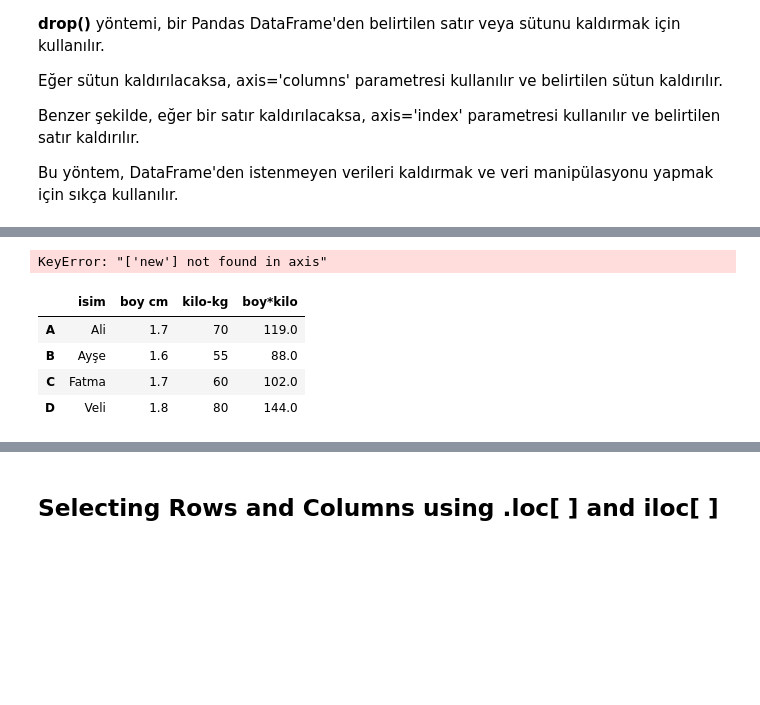
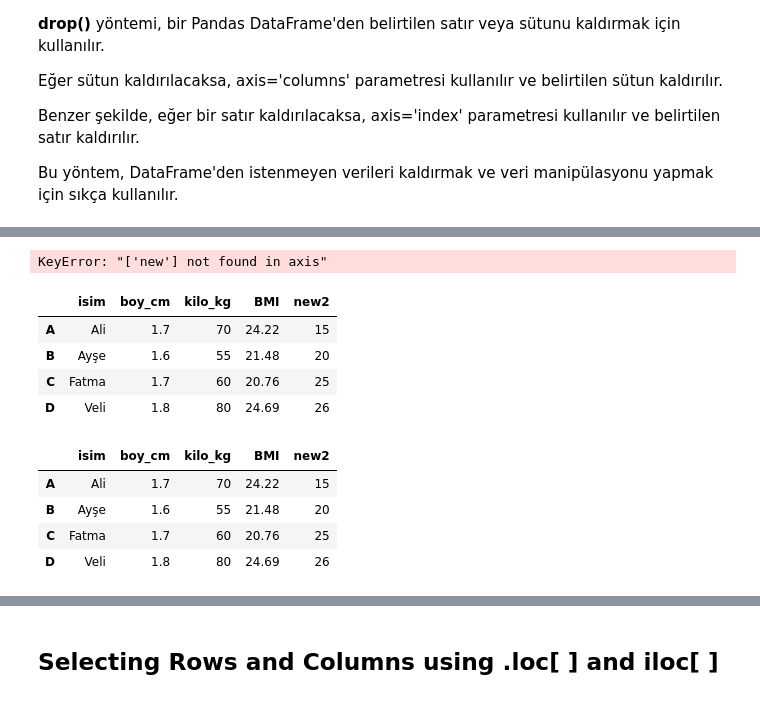
Before and after one commit to TarlanShukur/python_new, a Jupyter notebook: Pandas/Pandas_InClass_3 (DataFrames Indexing) 08.08.23.ipynb, the cells around one changed output, grey strips where cells are left out. Drawn from its saved outputs; the diff is of its cells as text; code cells hidden in the pictures; blank space fills up the shorter version.

```diff
--- a/Pandas/Pandas_InClass_3 (DataFrames Indexing) 08.08.23.ipynb
+++ b/Pandas/Pandas_InClass_3 (DataFrames Indexing) 08.08.23.ipynb
@@ -106,0 +142,2 @@ df[0:1]
+# %%
+df["BMI"] = round(df.kilo_kg / df.boy_cm **2,2)
@@ -106,0 +152,2 @@ df[0:1]
+# %%
+df["new"] = np.nan
@@ -106,0 +162,2 @@ df[0:1]
+# %%
+df["new2"] = [15,20,25]
@@ -106,0 +166,2 @@ df[0:1]
+# %%
+df["new2"] = [15,20,25,26]
@@ -125,15 +194,23 @@ df
+# %%
+df.drop("new")
+# %% [output]
+KeyError: "['new'] not found in axis"
 # %%
-df.drop("new")  # axis belirtmediğimizden hata aldık
+df.drop("new",axis= 1)
 # %% [output]
-KeyError: "['new'] not found in axis"
+|  | isim | boy_cm | kilo_kg | BMI | new2 |
+| A | Ali | 1.7 | 70 | 24.22 | 15 |
+| B | Ayşe | 1.6 | 55 | 21.48 | 20 |
+| C | Fatma | 1.7 | 60 | 20.76 | 25 |
+| D | Veli | 1.8 | 80 | 24.69 | 26 |
 # %%
-df.drop("new", axis=1)
+df.drop("new",axis= "columns")
 # %% [output]
-|  | isim | boy cm | kilo-kg | boy*kilo |
-| A | Ali | 1.7 | 70 | 119.0 |
-| B | Ayşe | 1.6 | 55 | 88.0 |
-| C | Fatma | 1.7 | 60 | 102.0 |
-| D | Veli | 1.8 | 80 | 144.0 |
+|  | isim | boy_cm | kilo_kg | BMI | new2 |
+| A | Ali | 1.7 | 70 | 24.22 | 15 |
+| B | Ayşe | 1.6 | 55 | 21.48 | 20 |
+| C | Fatma | 1.7 | 60 | 20.76 | 25 |
+| D | Veli | 1.8 | 80 | 24.69 | 26 |
 # %%
 df
 # %% [output]
```
Also changed, not shown: parts of 82 cells of this notebook.
